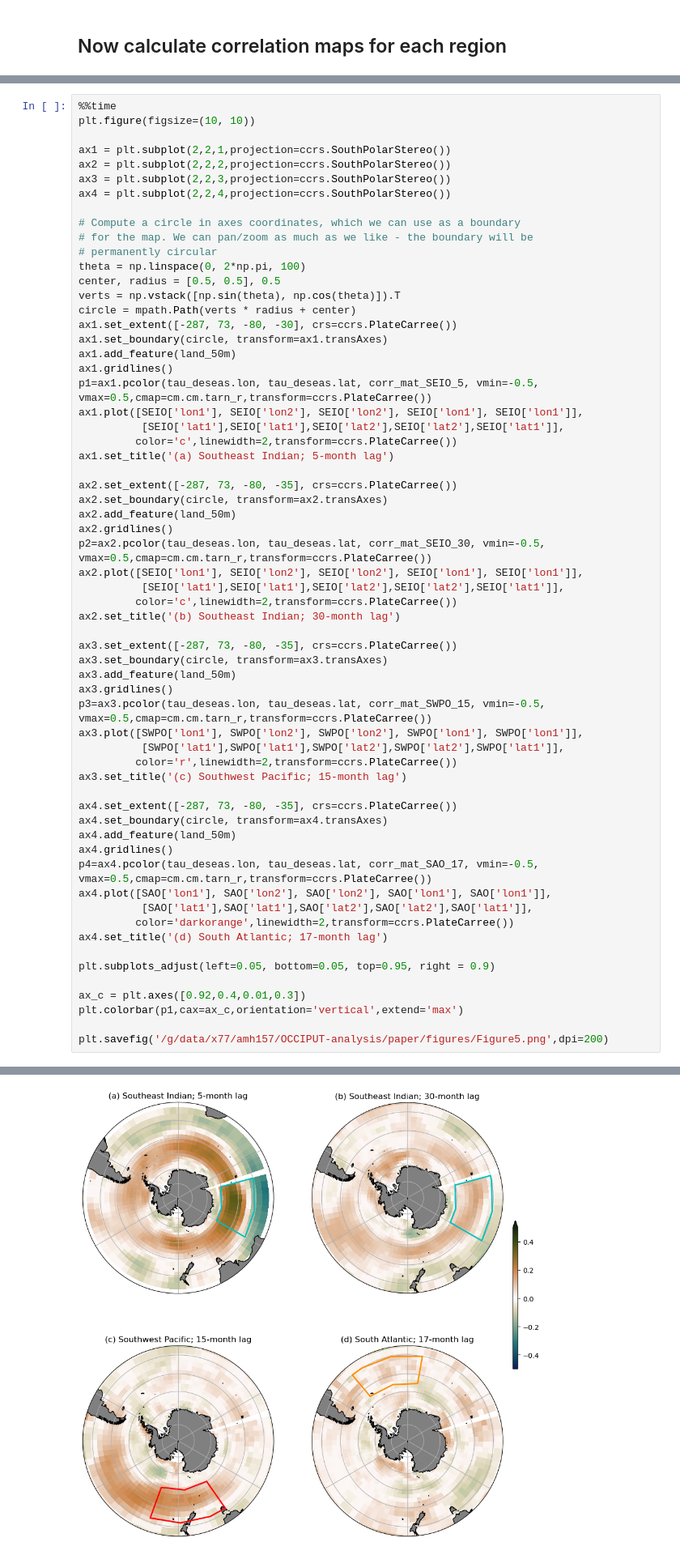
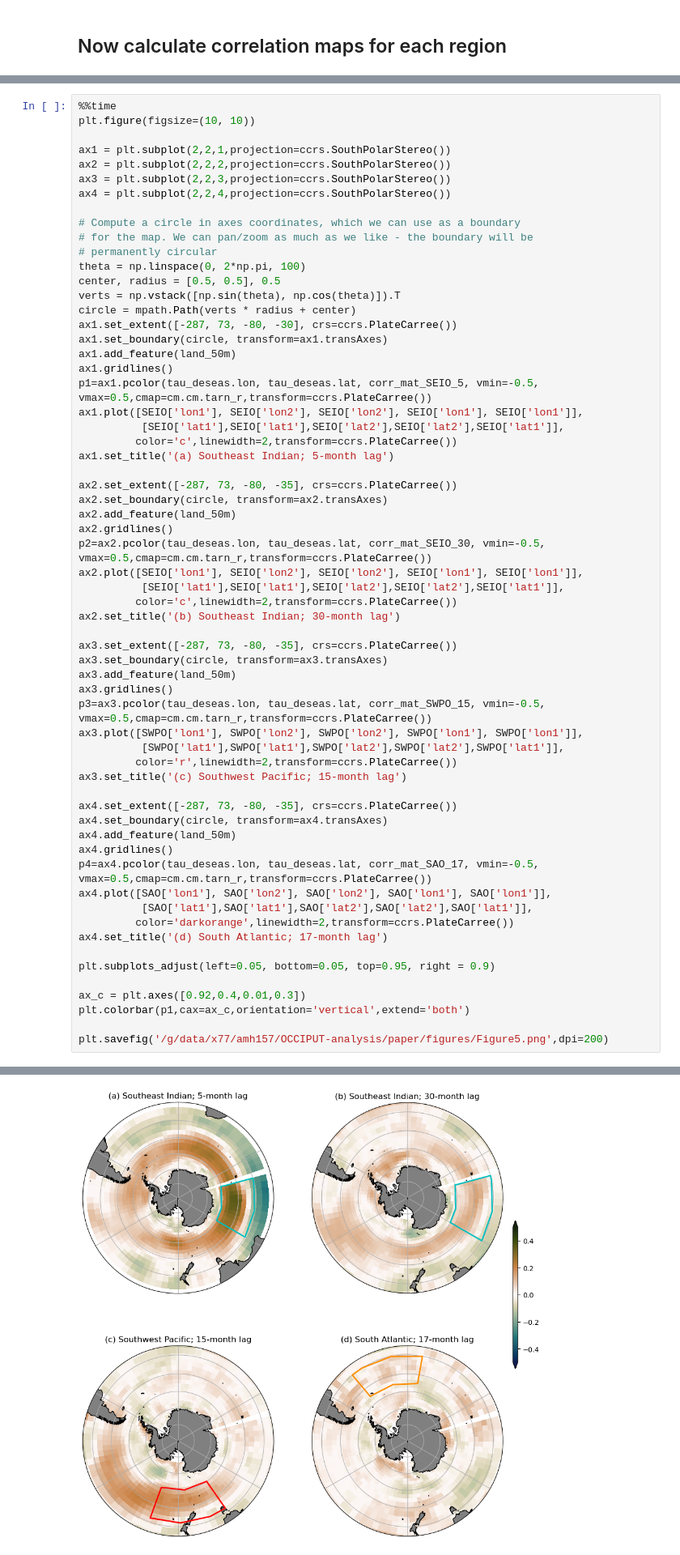
Before and after one commit to AndyHoggANU/OCCIPUT-analysis, a Jupyter notebook: notebooks/Figure5.ipynb, the cells around one changed output, grey strips where cells are left out. Shown at 81% size. Cells and saved outputs as stored; diff of their text form.

Commit message:
fixing colorbar on fig 5

```diff
--- a/notebooks/Figure5.ipynb
+++ b/notebooks/Figure5.ipynb
@@ -204,7 +180,7 @@ ax4.set_title('(d) South Atlantic; 17-month lag')
 plt.subplots_adjust(left=0.05, bottom=0.05, top=0.95, right = 0.9)
 
 ax_c = plt.axes([0.92,0.4,0.01,0.3])
-plt.colorbar(p1,cax=ax_c,orientation='vertical',extend='max')
+plt.colorbar(p1,cax=ax_c,orientation='vertical',extend='both')
 
 plt.savefig('/g/data/x77/amh157/OCCIPUT-analysis/paper/figures/Figure5.png',dpi=200)
 # %% [output]
@@ -214 +189 @@ Wall time: 8.12 s
-[figure, old version]
+[figure, new version]
```
Also changed, not shown: parts of 5 cells of this notebook, 2 other files.
